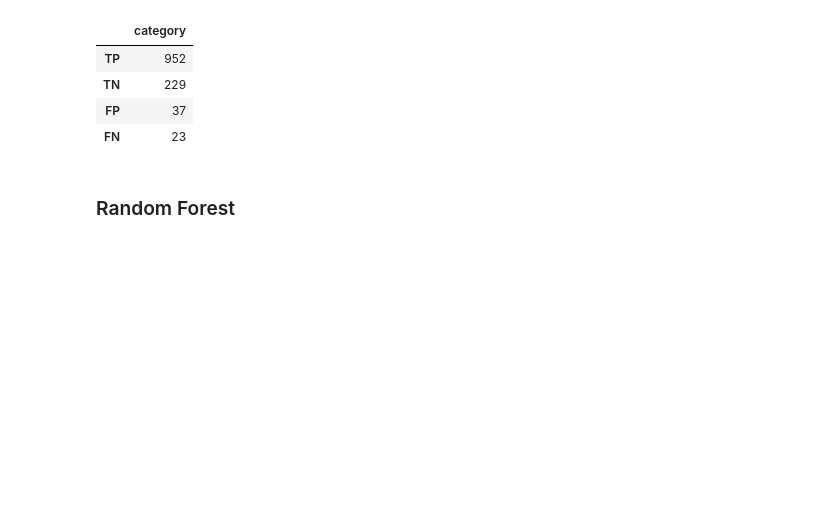
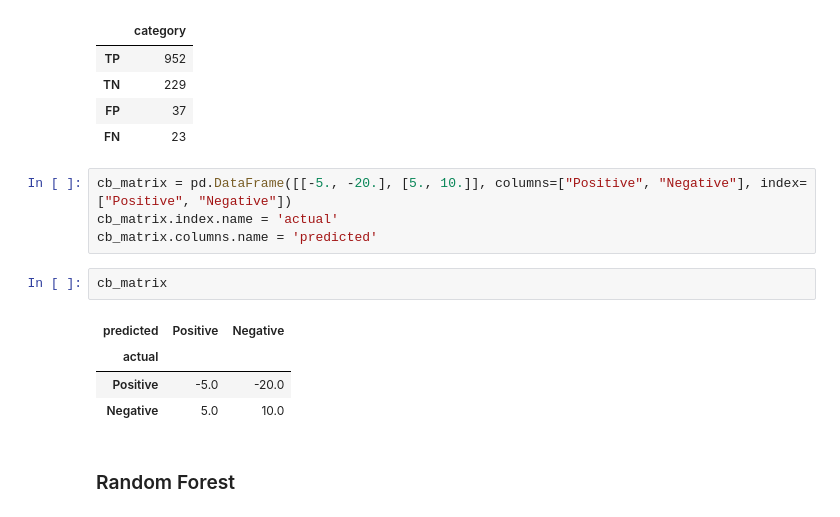
Before and after one commit to GiuliettaR/customer_retention_model, a Jupyter notebook: customer_churn-Copy1.ipynb, the cells around one changed output. Cells and saved outputs as stored; diff of their text form; blank space fills up the shorter version.

```diff
--- a/customer_churn-Copy1.ipynb
+++ b/customer_churn-Copy1.ipynb
@@ -446,6 +465,17 @@ pd.DataFrame(model_results_gb.category.value_counts())
 | TN | 229 |
 | FP | 37 |
 | FN | 23 |
+# %%
+cb_matrix = pd.DataFrame([[-5., -20.], [5., 10.]], columns=["Positive", "Negative"], index=["Positive", "Negative"])
+cb_matrix.index.name = 'actual'
+cb_matrix.columns.name = 'predicted'
+# %%
+cb_matrix
+# %% [output]
+| predicted | Positive | Negative |
+| actual |  |  |
+| Positive | -5.0 | -20.0 |
+| Negative | 5.0 | 10.0 |
 # %% [markdown]
 ### Random Forest
 # %%
```
Also changed, not shown: parts of 12 cells of this notebook.
